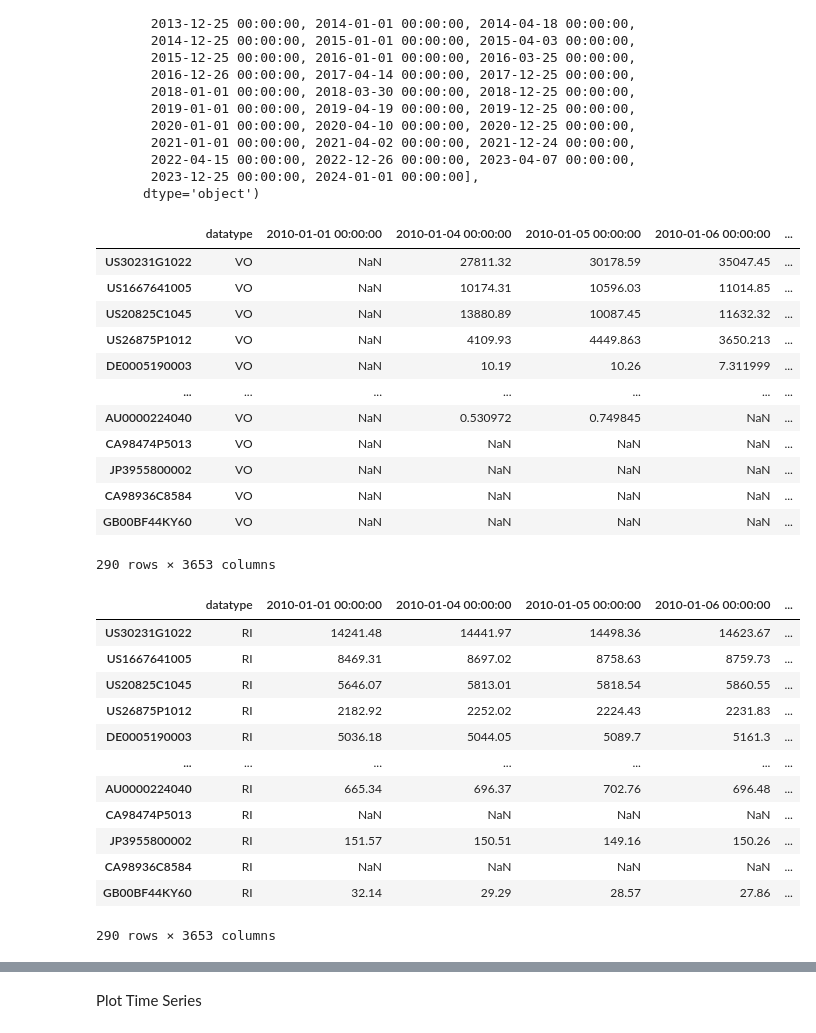
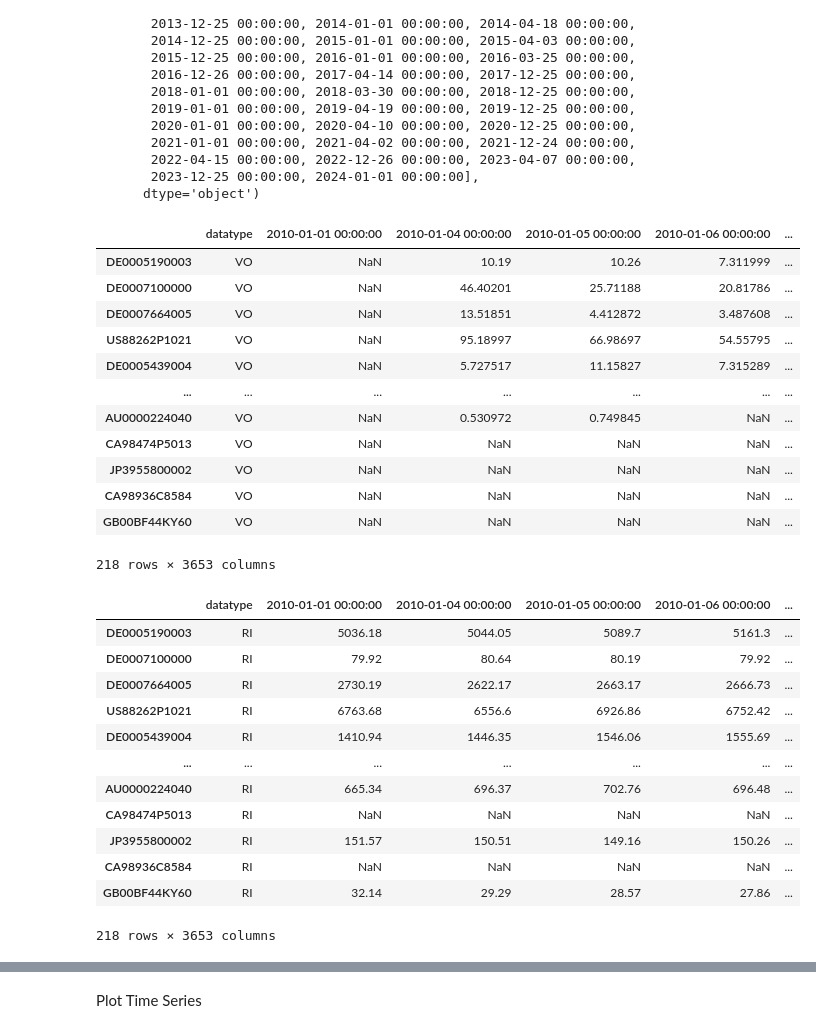
Before and after one commit to grallv/DSB2, a Jupyter notebook: Functions.ipynb, the cells around one changed output, grey strips where cells are left out. Saved outputs shown, nothing was run; the diff lists cells and outputs as text; code cells hidden in the pictures.

```diff
--- a/Functions.ipynb
+++ b/Functions.ipynb
@@ -179,0 +110,11 @@ Pdata_merge
+# %%
+def drop_dupli(df):
+    dupli = []
+
+    for idx in df.index:
+        if idx in dupli:
+            df = df.drop(index=idx)
+        else:
+            dupli.append(idx)
+
+    return df
@@ -207,43 +150,45 @@ Index([2010-01-01 00:00:00, 2010-04-02 00:00:00, 2010-12-24 00:00:00,
 # %%
 VOdata_merge = VOdata_transposed.copy()
 VOdata_merge['datatype']="VO"
 datatype_col = VOdata_merge.pop('datatype')
 VOdata_merge.insert(0, 'datatype', datatype_col)
+VOdata_merge = drop_dupli(VOdata_merge)
 VOdata_merge
 # %% [output]
 |  | datatype | 2010-01-01 00:00:00 | 2010-01-04 00:00:00 | 2010-01-05 00:00:00 | 2010-01-06 00:00:00 | ... |
-| US30231G1022 | VO | NaN | 27811.32 | 30178.59 | 35047.45 | ... |
-| US1667641005 | VO | NaN | 10174.31 | 10596.03 | 11014.85 | ... |
-| US20825C1045 | VO | NaN | 13880.89 | 10087.45 | 11632.32 | ... |
-| US26875P1012 | VO | NaN | 4109.93 | 4449.863 | 3650.213 | ... |
 | DE0005190003 | VO | NaN | 10.19 | 10.26 | 7.311999 | ... |
+| DE0007100000 | VO | NaN | 46.40201 | 25.71188 | 20.81786 | ... |
+| DE0007664005 | VO | NaN | 13.51851 | 4.412872 | 3.487608 | ... |
+| US88262P1021 | VO | NaN | 95.18997 | 66.98697 | 54.55795 | ... |
+| DE0005439004 | VO | NaN | 5.727517 | 11.15827 | 7.315289 | ... |
 | ... | ... | ... | ... | ... | ... | ... |
 | AU0000224040 | VO | NaN | 0.530972 | 0.749845 | NaN | ... |
 | CA98474P5013 | VO | NaN | NaN | NaN | NaN | ... |
 | JP3955800002 | VO | NaN | NaN | NaN | NaN | ... |
 | CA98936C8584 | VO | NaN | NaN | NaN | NaN | ... |
 | GB00BF44KY60 | VO | NaN | NaN | NaN | NaN | ... |
-290 rows × 3653 columns
+218 rows × 3653 columns
 # %%
 RIdata_merge = RIdata_transposed.copy()
 RIdata_merge['datatype']="RI"
 datatype_col = RIdata_merge.pop('datatype')
 RIdata_merge.insert(0, 'datatype', datatype_col)
+RIdata_merge = drop_dupli(RIdata_merge)
 RIdata_merge
 # %% [output]
 |  | datatype | 2010-01-01 00:00:00 | 2010-01-04 00:00:00 | 2010-01-05 00:00:00 | 2010-01-06 00:00:00 | ... |
-| US30231G1022 | RI | 14241.48 | 14441.97 | 14498.36 | 14623.67 | ... |
-| US1667641005 | RI | 8469.31 | 8697.02 | 8758.63 | 8759.73 | ... |
-| US20825C1045 | RI | 5646.07 | 5813.01 | 5818.54 | 5860.55 | ... |
-| US26875P1012 | RI | 2182.92 | 2252.02 | 2224.43 | 2231.83 | ... |
 | DE0005190003 | RI | 5036.18 | 5044.05 | 5089.7 | 5161.3 | ... |
+| DE0007100000 | RI | 79.92 | 80.64 | 80.19 | 79.92 | ... |
+| DE0007664005 | RI | 2730.19 | 2622.17 | 2663.17 | 2666.73 | ... |
+| US88262P1021 | RI | 6763.68 | 6556.6 | 6926.86 | 6752.42 | ... |
+| DE0005439004 | RI | 1410.94 | 1446.35 | 1546.06 | 1555.69 | ... |
 | ... | ... | ... | ... | ... | ... | ... |
 | AU0000224040 | RI | 665.34 | 696.37 | 702.76 | 696.48 | ... |
 | CA98474P5013 | RI | NaN | NaN | NaN | NaN | ... |
 | JP3955800002 | RI | 151.57 | 150.51 | 149.16 | 150.26 | ... |
 | CA98936C8584 | RI | NaN | NaN | NaN | NaN | ... |
 | GB00BF44KY60 | RI | 32.14 | 29.29 | 28.57 | 27.86 | ... |
-290 rows × 3653 columns
+218 rows × 3653 columns
 # %%
 combined_df = pd.concat([Pdata_merge, VOdata_merge, RIdata_merge], ignore_index=False)
 combined_df
```
Also changed, not shown: parts of 34 cells of this notebook, 1 other file.
